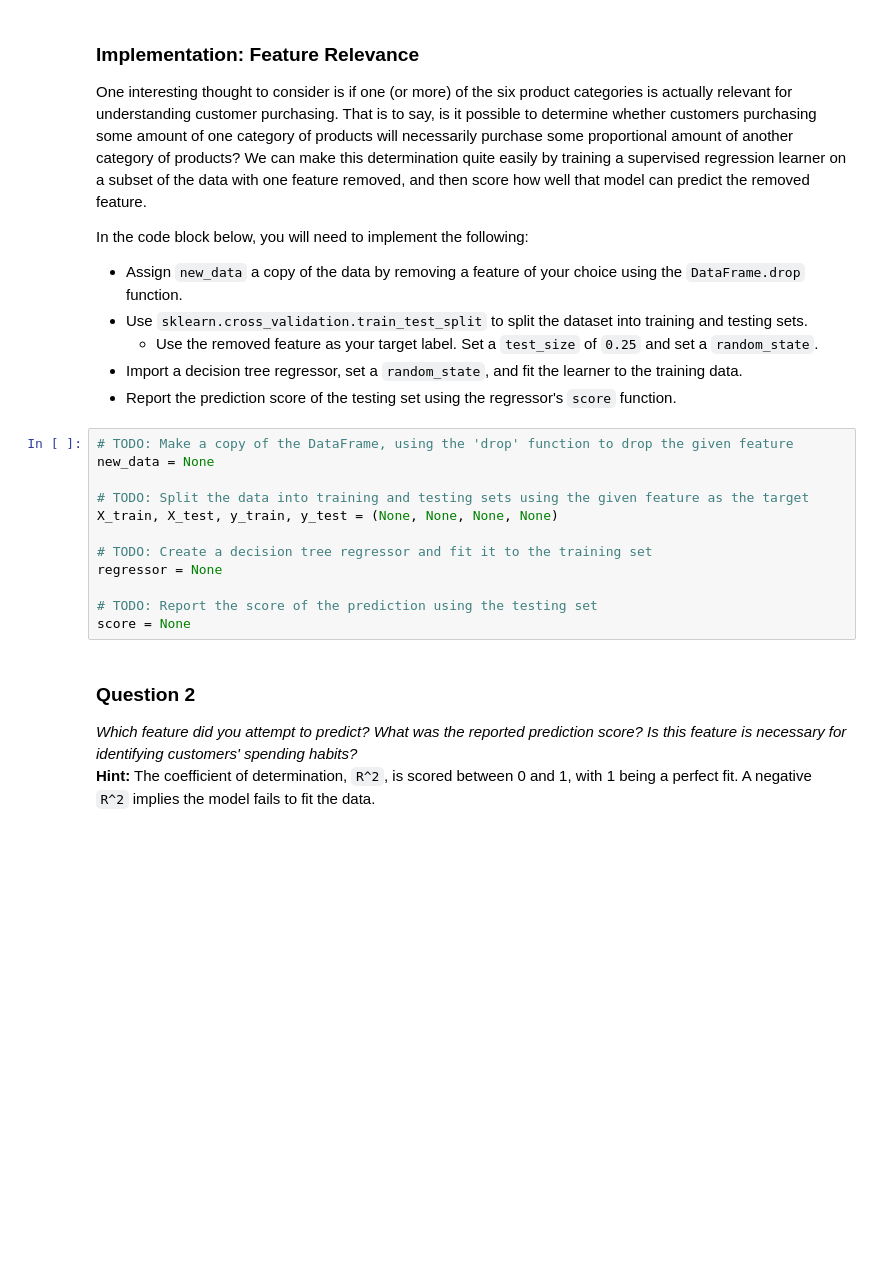
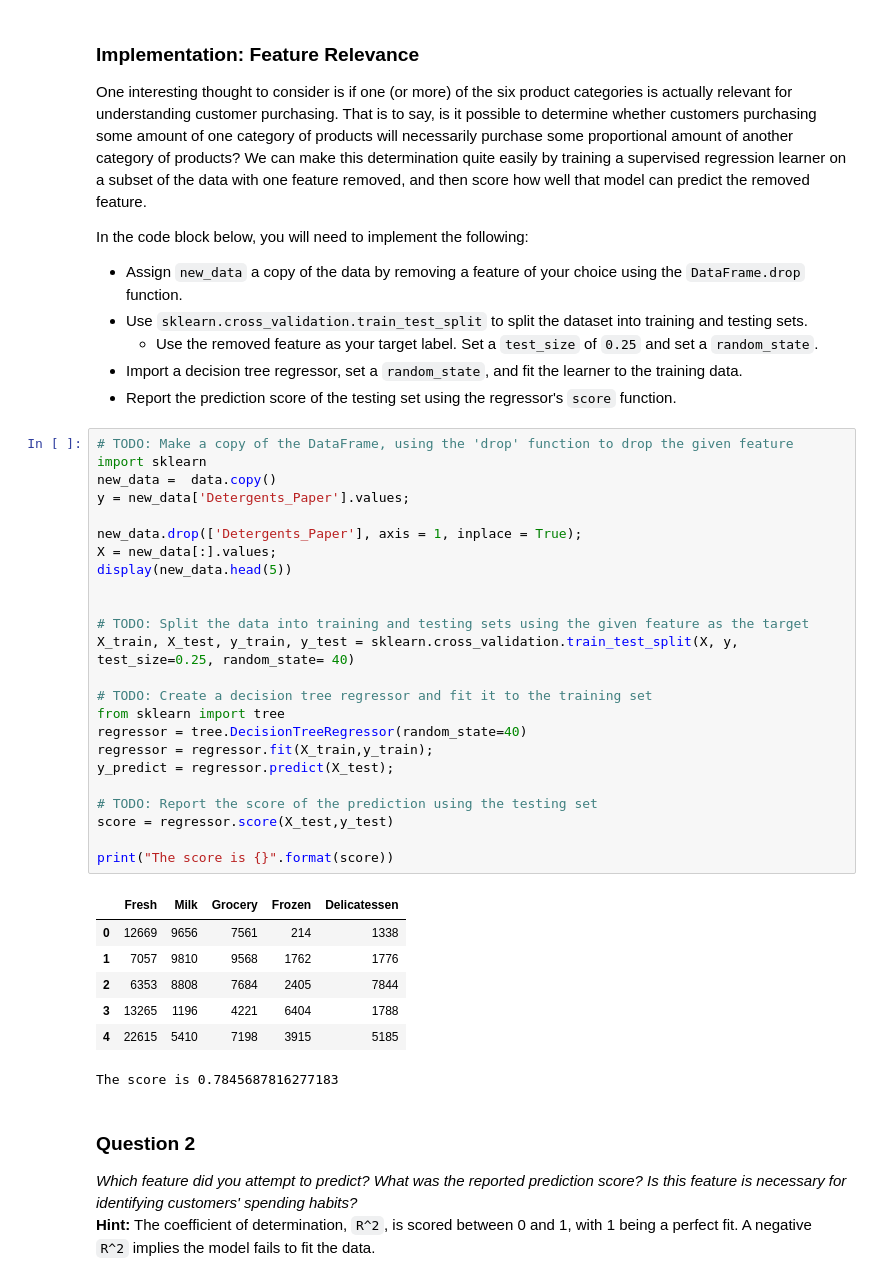
Before and after one commit to nudigamma/machine-learning-projects, a Jupyter notebook: projects/creating_customer_segments/customer_segments.ipynb, the cells around one changed output. Drawn from its saved outputs; the diff is of its cells as text; blank space fills up the shorter version.

```diff
--- a/projects/creating_customer_segments/customer_segments.ipynb
+++ b/projects/creating_customer_segments/customer_segments.ipynb
@@ -89,16 +94,36 @@ In the code block below, you will need to implement the following:
  - Report the prediction score of the testing set using the regressor's `score` function.
 # %%
 # TODO: Make a copy of the DataFrame, using the 'drop' function to drop the given feature
-new_data = None
+import sklearn
+new_data =  data.copy()
+y = new_data['Detergents_Paper'].values;
+
+new_data.drop(['Detergents_Paper'], axis = 1, inplace = True);
+X = new_data[:].values;
+display(new_data.head(5))
+
 
 # TODO: Split the data into training and testing sets using the given feature as the target
-X_train, X_test, y_train, y_test = (None, None, None, None)
+X_train, X_test, y_train, y_test = sklearn.cross_validation.train_test_split(X, y, test_size=0.25, random_state= 40)
 
 # TODO: Create a decision tree regressor and fit it to the training set
-regressor = None
+from sklearn import tree
+regressor = tree.DecisionTreeRegressor(random_state=40)
+regressor = regressor.fit(X_train,y_train);
+y_predict = regressor.predict(X_test);
 
 # TODO: Report the score of the prediction using the testing set
-score = None
+score = regressor.score(X_test,y_test)
+
+print("The score is {}".format(score))
+# %% [output]
+|  | Fresh | Milk | Grocery | Frozen | Delicatessen |
+| 0 | 12669 | 9656 | 7561 | 214 | 1338 |
+| 1 | 7057 | 9810 | 9568 | 1762 | 1776 |
+| 2 | 6353 | 8808 | 7684 | 2405 | 7844 |
+| 3 | 13265 | 1196 | 4221 | 6404 | 1788 |
+| 4 | 22615 | 5410 | 7198 | 3915 | 5185 |
+The score is 0.7845687816277183
 # %% [markdown]
 ### Question 2
 *Which feature did you attempt to predict? What was the reported prediction score? Is this feature is necessary for identifying customers' spending habits?*
```
Also changed, not shown: parts of 9 cells of this notebook.
